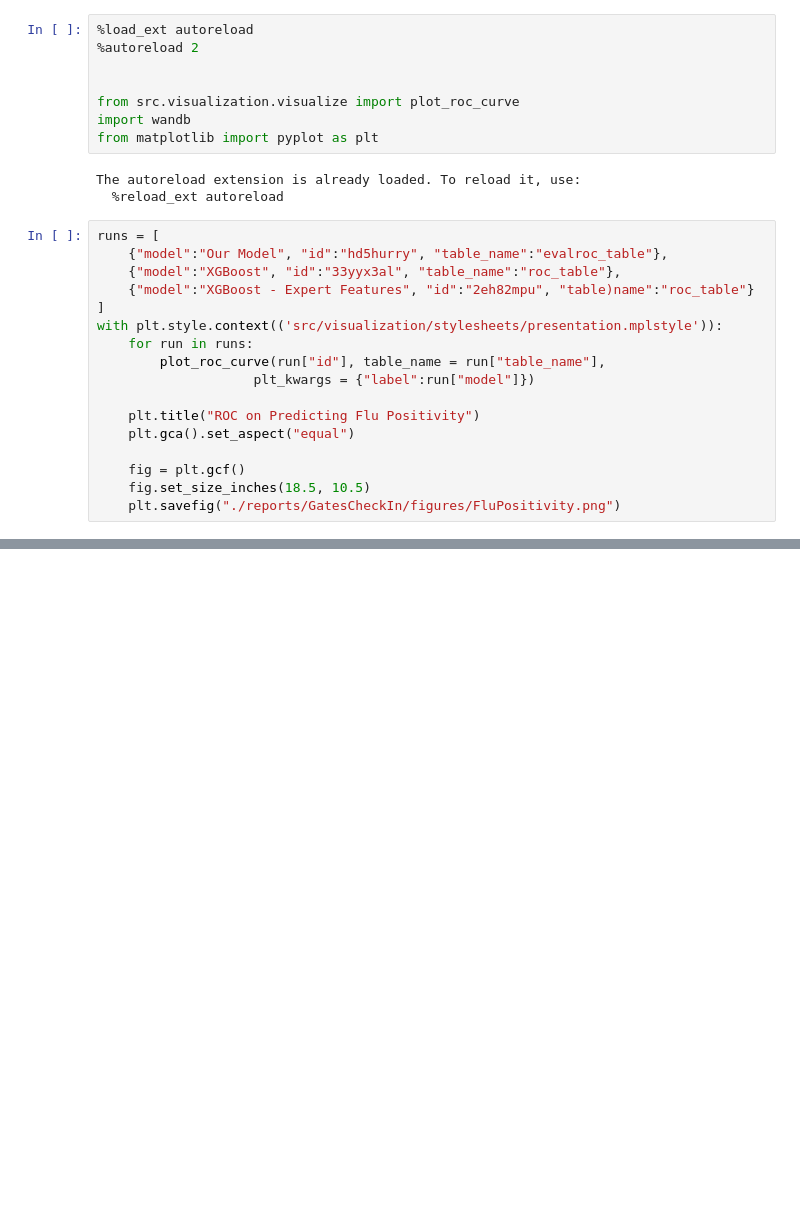
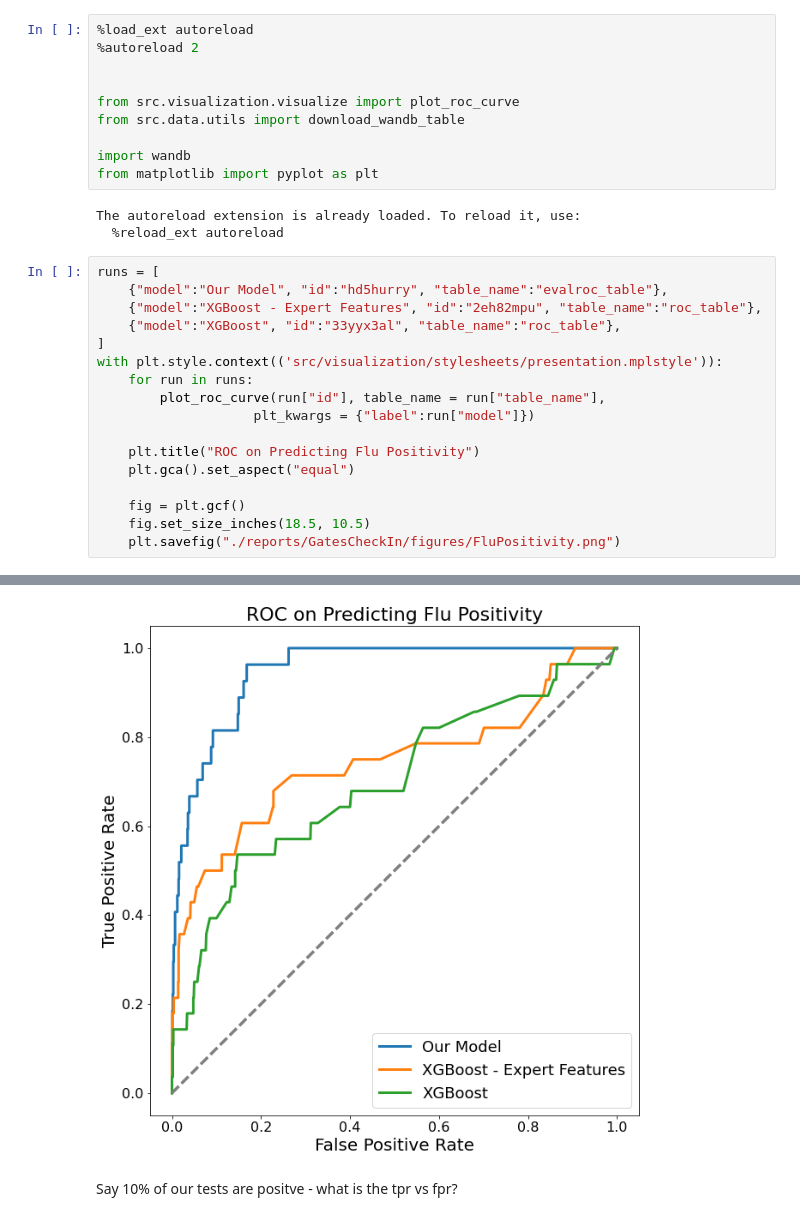
Before and after one commit to behavioral-data/Homekit2020, a Jupyter notebook: notebooks/mam/3.0-mam-gates-pres.ipynb, the cells around one changed output, grey strips where cells are left out. Cells and saved outputs as stored; diff of their text form; blank space fills up the shorter version.

Commit message:
ROC Curves

```diff
--- a/notebooks/mam/3.0-mam-gates-pres.ipynb
+++ b/notebooks/mam/3.0-mam-gates-pres.ipynb
@@ -4,6 +4,8 @@
 
 
 from src.visualization.visualize import plot_roc_curve
+from src.data.utils import download_wandb_table
+
 import wandb
 from matplotlib import pyplot as plt
 # %% [output]
@@ -12,8 +14,8 @@ The autoreload extension is already loaded. To reload it, use:
 # %%
 runs = [
     {"model":"Our Model", "id":"hd5hurry", "table_name":"evalroc_table"},
+    {"model":"XGBoost - Expert Features", "id":"2eh82mpu", "table_name":"roc_table"},
     {"model":"XGBoost", "id":"33yyx3al", "table_name":"roc_table"},
-    {"model":"XGBoost - Expert Features", "id":"2eh82mpu", "table)name":"roc_table"}
 ]
 with plt.style.context(('src/visualization/stylesheets/presentation.mplstyle')):
     for run in runs:
@@ -30,0 +32,3 @@ SyntaxError: invalid syntax (<ipython-input-47-84c465d5339a>, line 4)
+[figure, added]
+# %% [markdown]
+Say 10% of our tests are positve - what is the tpr vs fpr?
```
Also changed, not shown: parts of 3 cells of this notebook.
